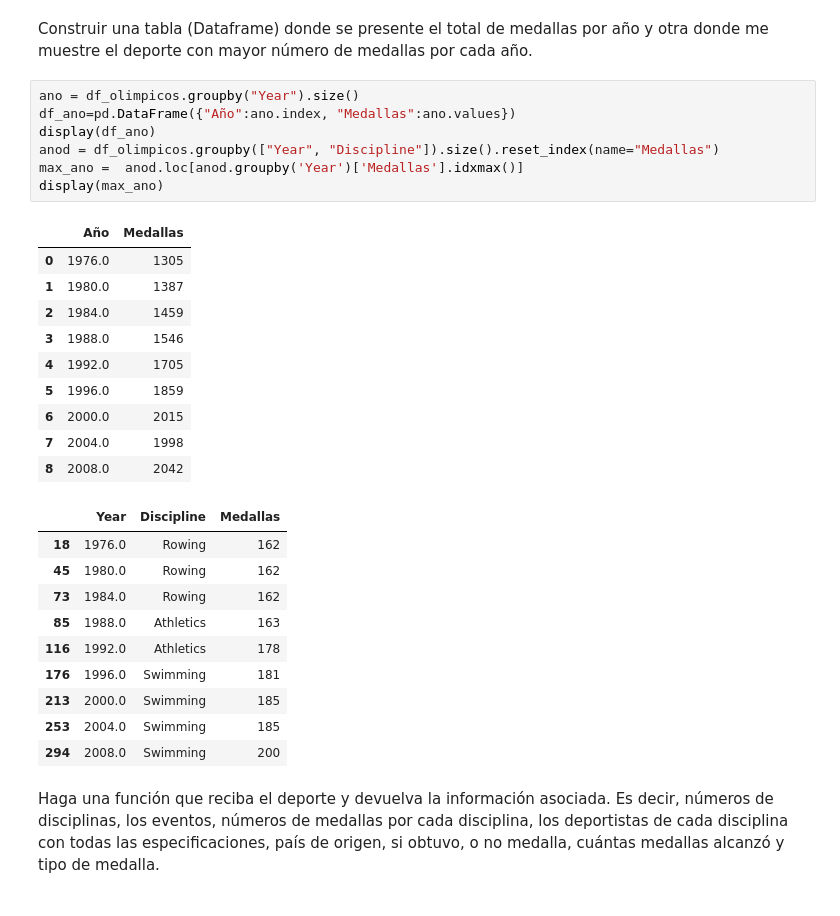
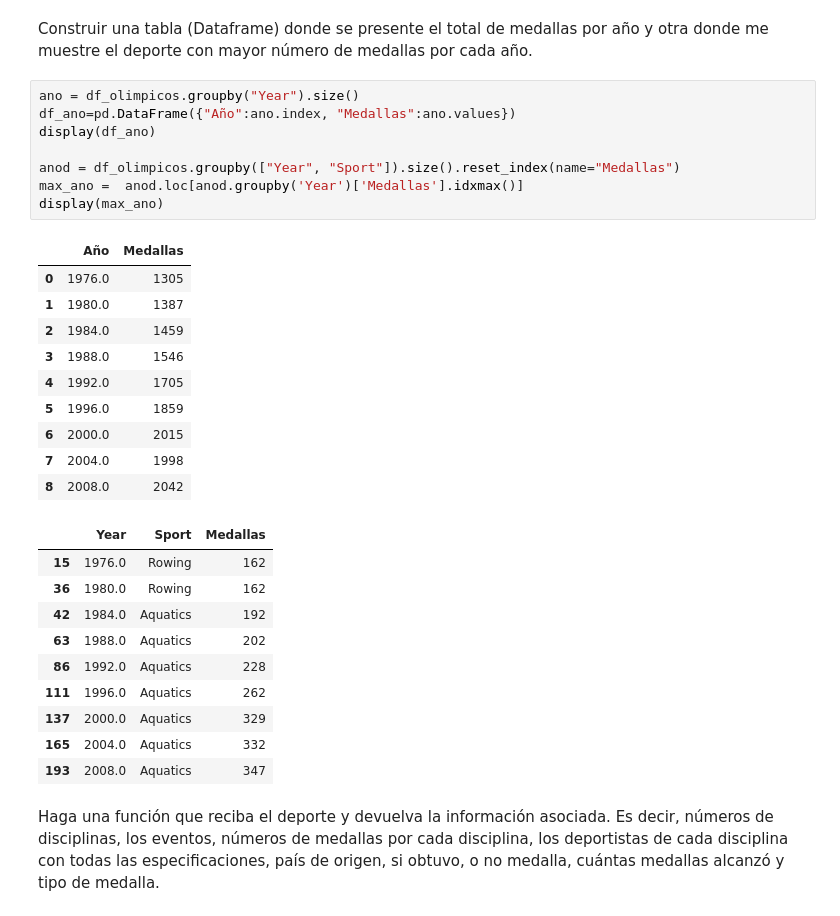
Before and after one commit to albeironaranjo2/colab, a Jupyter notebook: olimpicos_2.ipynb, the cells around one changed output. Saved outputs shown, nothing was run; the diff lists cells and outputs as text.

```diff
--- a/olimpicos_2.ipynb
+++ b/olimpicos_2.ipynb
@@ -65,31 +65,32 @@ deporte con mayor número de medallas por cada año.
 # %%
 ano = df_olimpicos.groupby("Year").size()
 df_ano=pd.DataFrame({"Año":ano.index, "Medallas":ano.values})
 display(df_ano)
-anod = df_olimpicos.groupby(["Year", "Discipline"]).size().reset_index(name="Medallas")
+
+anod = df_olimpicos.groupby(["Year", "Sport"]).size().reset_index(name="Medallas")
 max_ano =  anod.loc[anod.groupby('Year')['Medallas'].idxmax()]
 display(max_ano)
 # %% [output]
 |  | Año | Medallas |
 | 0 | 1976.0 | 1305 |
 | 1 | 1980.0 | 1387 |
 | 2 | 1984.0 | 1459 |
 | 3 | 1988.0 | 1546 |
 | 4 | 1992.0 | 1705 |
 | 5 | 1996.0 | 1859 |
 | 6 | 2000.0 | 2015 |
 | 7 | 2004.0 | 1998 |
 | 8 | 2008.0 | 2042 |
-|  | Year | Discipline | Medallas |
-| 18 | 1976.0 | Rowing | 162 |
-| 45 | 1980.0 | Rowing | 162 |
-| 73 | 1984.0 | Rowing | 162 |
-| 85 | 1988.0 | Athletics | 163 |
-| 116 | 1992.0 | Athletics | 178 |
-| 176 | 1996.0 | Swimming | 181 |
-| 213 | 2000.0 | Swimming | 185 |
-| 253 | 2004.0 | Swimming | 185 |
-| 294 | 2008.0 | Swimming | 200 |
+|  | Year | Sport | Medallas |
+| 15 | 1976.0 | Rowing | 162 |
+| 36 | 1980.0 | Rowing | 162 |
+| 42 | 1984.0 | Aquatics | 192 |
+| 63 | 1988.0 | Aquatics | 202 |
+| 86 | 1992.0 | Aquatics | 228 |
+| 111 | 1996.0 | Aquatics | 262 |
+| 137 | 2000.0 | Aquatics | 329 |
+| 165 | 2004.0 | Aquatics | 332 |
+| 193 | 2008.0 | Aquatics | 347 |
 # %% [markdown]
 Haga una función que reciba el deporte y devuelva la
 información
```
Also changed, not shown: parts of 2 cells of this notebook.
